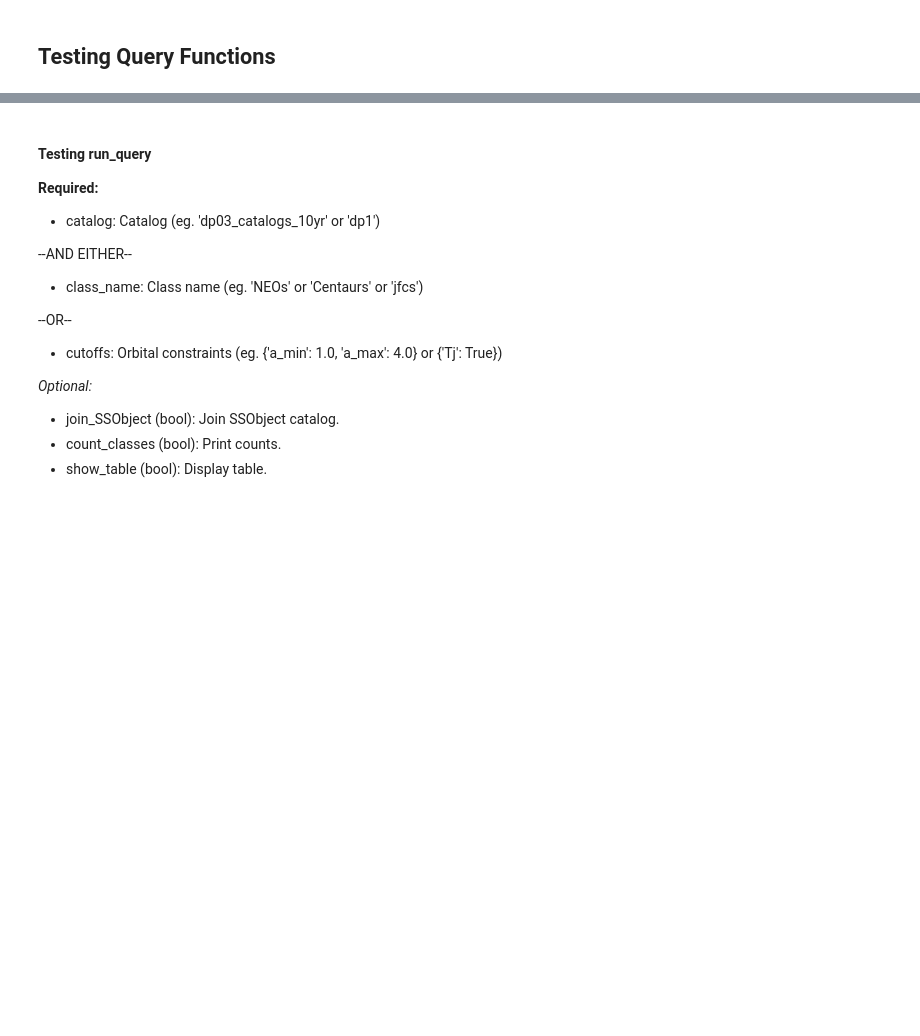
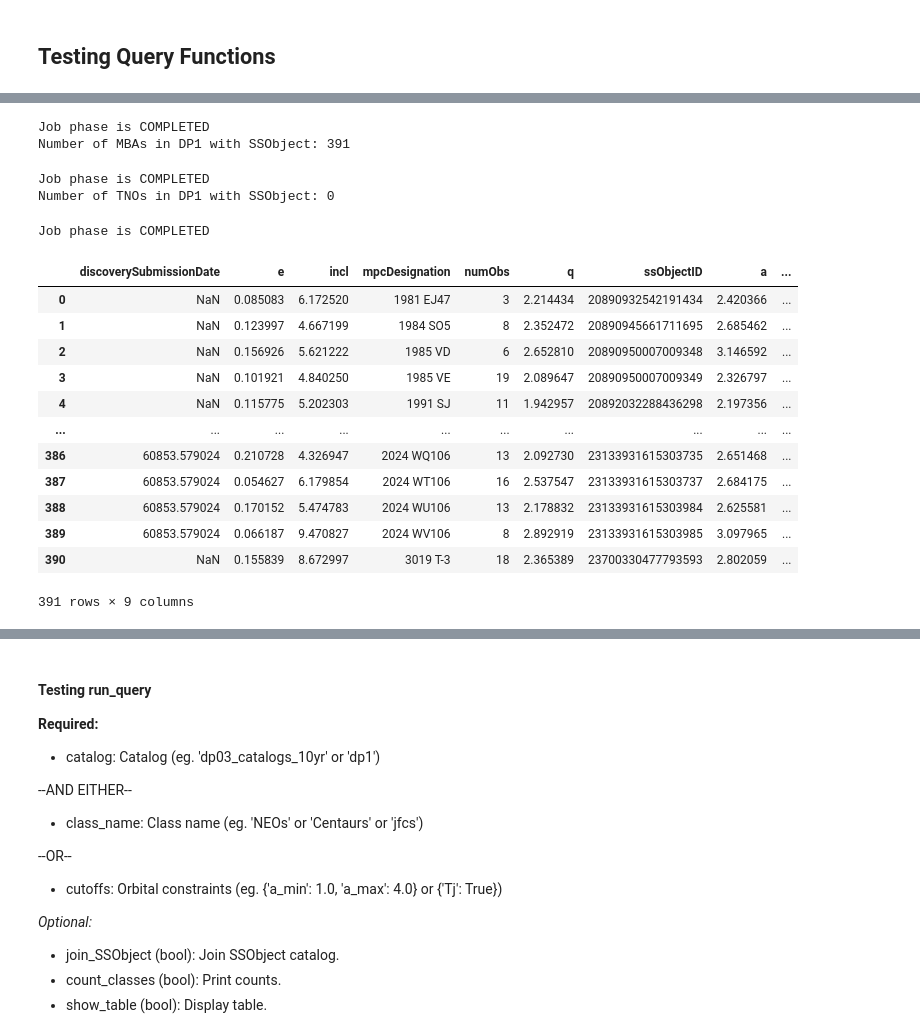
Before and after one commit to lsst-sssc/rsp_queries, a Jupyter notebook: sso_query/tests.ipynb, the cells around one changed output, grey strips where cells are left out. Cells and saved outputs as stored; diff of their text form; code cells hidden in the pictures; blank space fills up the shorter version.

```diff
--- a/sso_query/tests.ipynb
+++ b/sso_query/tests.ipynb
@@ -10,0 +129,73 @@ Querying dp1.SSObject for: []
+# %%
+from lsst.rsp import get_tap_service
+
+service = get_tap_service("tap")  # dp1 uses 'tap'
+
+# MBA orbital cutoffs:
+# "MBA": {"q_min": 1.66, "a_min": 2.0, "a_max": 3.2}
+# Recall: a = q / (1 - e)
+
+mba_join_query = """
+SELECT COUNT(*)
+FROM dp1.MPCORB AS mpc
+INNER JOIN dp1.SSObject AS sso ON mpc.ssObjectId = sso.ssObjectId
+WHERE mpc.q > 1.66 AND mpc.q/(1 - mpc.e) > 2.0 AND mpc.q/(1 - mpc.e) < 3.2
+"""
+
+job = service.submit_job(mba_join_query)
+job.run()
+job.wait(phases=['COMPLETED', 'ERROR'])
+print('Job phase is', job.phase)
+if job.phase == 'ERROR':
+    job.raise_if_error()
+
+result = job.fetch_result().to_table()
+print(f"Number of MBAs in DP1 with SSObject: {result[0][0]}")
+# %% [output]
+Job phase is COMPLETED
+Number of MBAs in DP1 with SSObject: 391
+# %%
+from lsst.rsp import get_tap_service
+
+service = get_tap_service("tap")  # dp1 uses 'tap'
+
+# TNO orbital cutoffs:
+# "TNO": {"a_min": 30.1, "a_max": 50.0}
+# Recall: a = q / (1 - e)
+
+mba_join_query = """
+SELECT COUNT(*)
+FROM dp1.MPCORB AS mpc
+INNER JOIN dp1.SSObject AS sso ON mpc.ssObjectId = sso.ssObjectId
+WHERE mpc.q/(1-mpc.e) > 30.1 AND mpc.q/(1-mpc.e) < 50.0;
+"""
+
+job = service.submit_job(mba_join_query)
+job.run()
+job.wait(phases=['COMPLETED', 'ERROR'])
+print('Job phase is', job.phase)
+if job.phase == 'ERROR':
+    job.raise_if_error()
+
+result = job.fetch_result().to_table()
+print(f"Number of TNOs in DP1 with SSObject: {result[0][0]}")
+# %% [output]
+Job phase is COMPLETED
+Number of TNOs in DP1 with SSObject: 0
+# %%
+df = run_query(dp1_mbas_sso, 'MBA', 'dp1', to_pandas = True)
+# %% [output]
+Job phase is COMPLETED
+|  | discoverySubmissionDate | e | incl | mpcDesignation | numObs | q | ssObjectID | a | ... |
+| 0 | NaN | 0.085083 | 6.172520 | 1981 EJ47 | 3 | 2.214434 | 20890932542191434 | 2.420366 | ... |
+| 1 | NaN | 0.123997 | 4.667199 | 1984 SO5 | 8 | 2.352472 | 20890945661711695 | 2.685462 | ... |
+| 2 | NaN | 0.156926 | 5.621222 | 1985 VD | 6 | 2.652810 | 20890950007009348 | 3.146592 | ... |
+| 3 | NaN | 0.101921 | 4.840250 | 1985 VE | 19 | 2.089647 | 20890950007009349 | 2.326797 | ... |
+| 4 | NaN | 0.115775 | 5.202303 | 1991 SJ | 11 | 1.942957 | 20892032288436298 | 2.197356 | ... |
+| ... | ... | ... | ... | ... | ... | ... | ... | ... | ... |
+| 386 | 60853.579024 | 0.210728 | 4.326947 | 2024 WQ106 | 13 | 2.092730 | 23133931615303735 | 2.651468 | ... |
+| 387 | 60853.579024 | 0.054627 | 6.179854 | 2024 WT106 | 16 | 2.537547 | 23133931615303737 | 2.684175 | ... |
+| 388 | 60853.579024 | 0.170152 | 5.474783 | 2024 WU106 | 13 | 2.178832 | 23133931615303984 | 2.625581 | ... |
+| 389 | 60853.579024 | 0.066187 | 9.470827 | 2024 WV106 | 8 | 2.892919 | 23133931615303985 | 3.097965 | ... |
+| 390 | NaN | 0.155839 | 8.672997 | 3019 T-3 | 18 | 2.365389 | 23700330477793593 | 2.802059 | ... |
+391 rows × 9 columns
```
Also changed, not shown: parts of 13 cells of this notebook, 1 other file.
